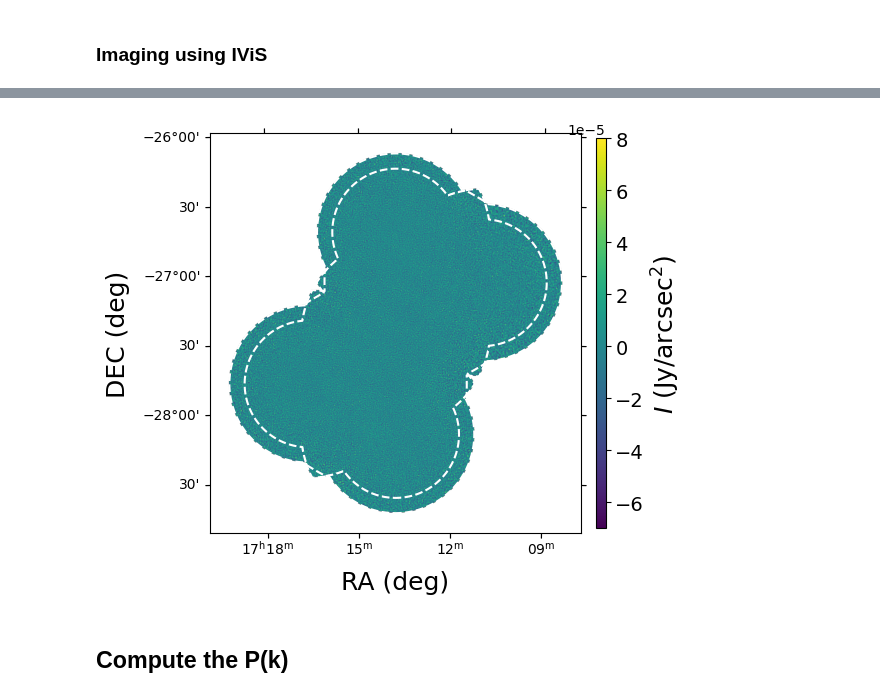
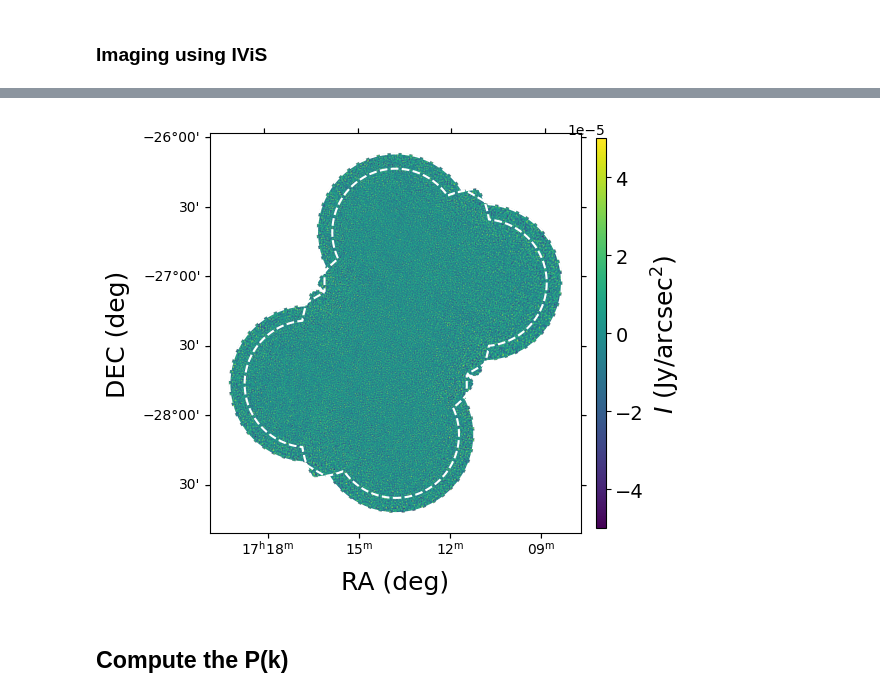
Before and after one commit to antoinemarchal/ivis, a Jupyter notebook: docs/tutorials/noise.ipynb, the cells around one changed output, grey strips where cells are left out. Cells and saved outputs as stored; diff of their text form; code cells hidden in the pictures.

```diff
--- a/docs/tutorials/noise.ipynb
+++ b/docs/tutorials/noise.ipynb
@@ -194,18 +194,18 @@ for i in tqdm(np.arange(n_beams)):
 # %%
 #PLOT RESULT
 fig = plt.figure(figsize=(5, 5))
 ax = fig.add_axes([0.1,0.1,0.78,0.8], projection=w)
 ax.set_xlabel(r"RA (deg)", fontsize=18.)
 ax.set_ylabel(r"DEC (deg)", fontsize=18.)
-img = ax.imshow(result*mask, vmin=-7e-5, vmax=8.e-5, origin="lower")
+img = ax.imshow(result*mask, vmin=-5e-5, vmax=5.e-5, origin="lower")
 ax.contour(pb_mean, linestyles="--", levels=[0.2, 0.3], colors=["w","w"])
 colorbar_ax = fig.add_axes([0.89, 0.11, 0.02, 0.78])
 cbar = fig.colorbar(img, cax=colorbar_ax)
 cbar.ax.tick_params(labelsize=14.)
 cbar.set_label(r"$I$ (Jy/arcsec$^{2})$", fontsize=18.)
 #    plt.savefig(pathout + 'ivis_result_cloud_MeerKAT.png', format='png', bbox_inches='tight', pad_inches=0.02, dpi=400)
 # %% [output]
-[figure, old version]
+[figure, new version]
 # %% [markdown]
 ## Compute the P(k)
 # %%
```
Also changed, not shown: parts of 6 cells of this notebook, 3 other files.
